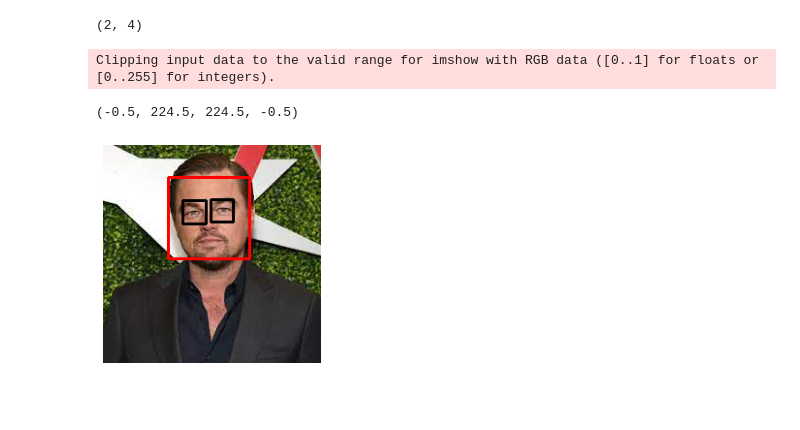
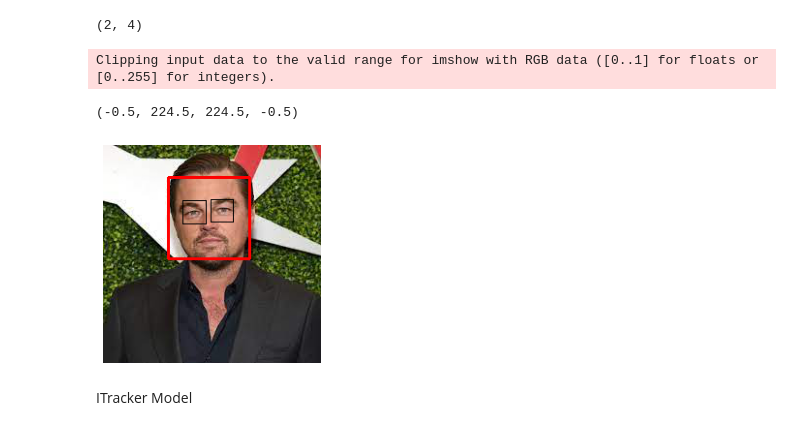
Before and after one commit to saquibali7/EyeGazing, a Jupyter notebook: EyeGazing.ipynb, the cells around one changed output. Saved outputs shown, nothing was run; the diff lists cells and outputs as text; code cells hidden in the pictures; blank space fills up the shorter version.

```diff
--- a/EyeGazing.ipynb
+++ b/EyeGazing.ipynb
@@ -34,6 +36,3 @@ img = cv2.imread(file)
 gray_img = cv2.cvtColor(img, cv2.COLOR_BGR2GRAY)
 face_cascade = cv2.CascadeClassifier('/content/drive/MyDrive/EyeGazing/face.xml')
 faces = face_cascade.detectMultiScale(gray_img)
-# %%
-for (x,y,w,h) in faces:
-    cv2.rectangle(orig_img, (x,y), (x+w,y+h), (255,0,0),2)
@@ -74,14 +72,16 @@ color = (0,0,0)
 # %%
 for i in range(len(eyes)):
   x=eyes[i][0]
   y=eyes[i][1]
   w=eyes[i][2]
   h=eyes[i][3]
-  cv2.rectangle(orig_img, (x,y), (x+w,y+h), color,2)
+  cv2.rectangle(orig_img, (x,y), (x+w,y+h), color,1)
 
 plt.imshow(orig_img)
 plt.axis("off")
 # %% [output]
 Clipping input data to the valid range for imshow with RGB data ([0..1] for floats or [0..255] for integers).
 (-0.5, 224.5, 224.5, -0.5)
-[figure, old version]
+[figure, new version]
+# %% [markdown]
+ITracker Model
```
Also changed, not shown: parts of 9 cells of this notebook.
